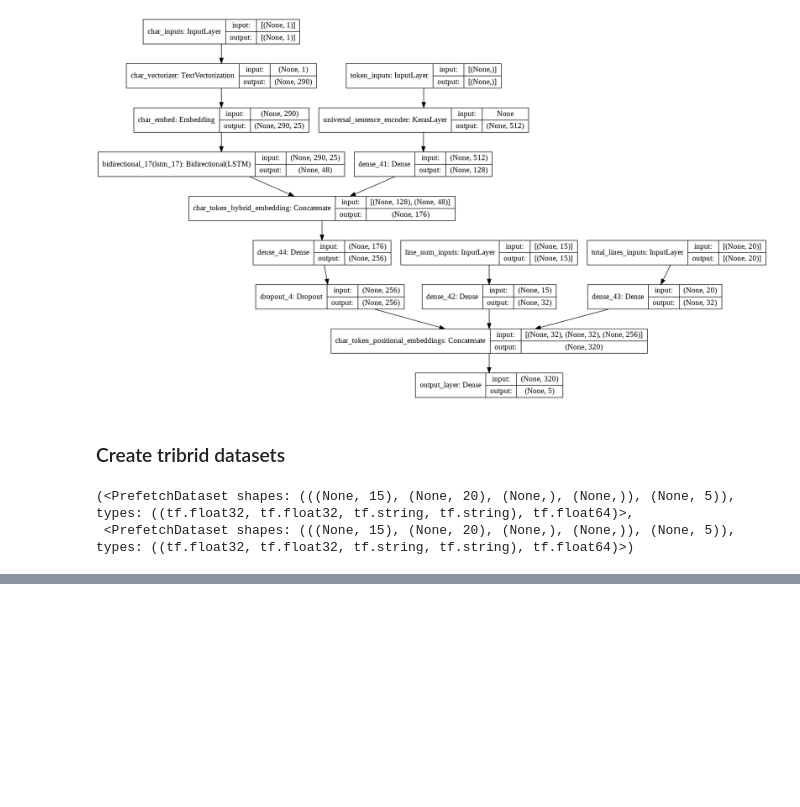
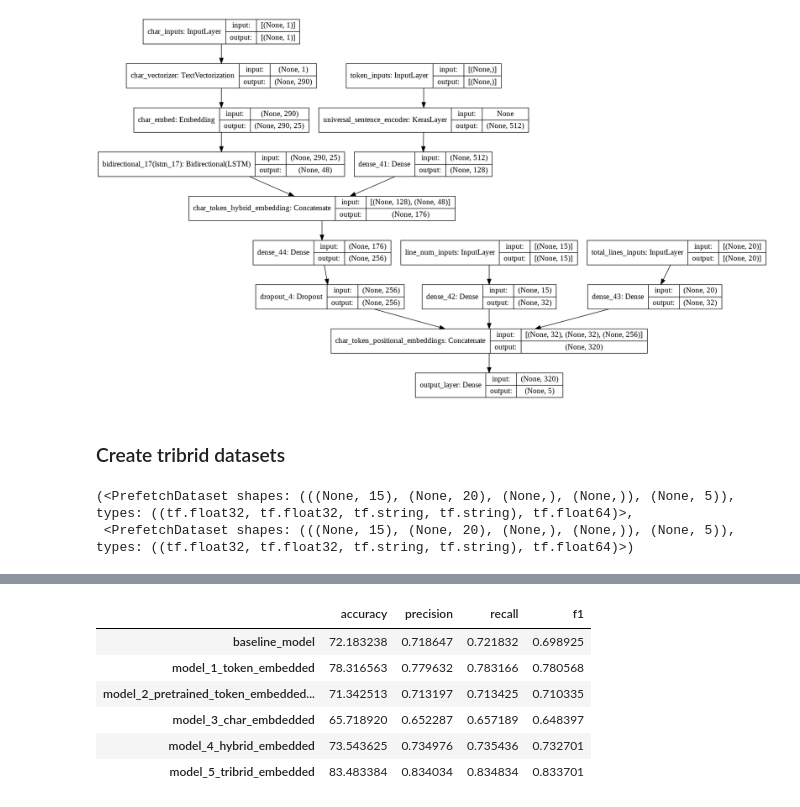
Before and after one commit to SilahicAmil/End-To-End-SkimLit, a Jupyter notebook: End_To_End_SkimLit_NLP.ipynb, the cells around one changed output, grey strips where cells are left out. Cells and saved outputs as stored; diff of their text form; code cells hidden in the pictures; blank space fills up the shorter version.

```diff
--- a/End_To_End_SkimLit_NLP.ipynb
+++ b/End_To_End_SkimLit_NLP.ipynb
@@ -1404,3 +1404,11 @@ train_char_token_pos_dataset, val_char_token_pos_dataset
 # %% [output]
 (<PrefetchDataset shapes: (((None, 15), (None, 20), (None,), (None,)), (None, 5)), types: ((tf.float32, tf.float32, tf.string, tf.string), tf.float64)>,
  <PrefetchDataset shapes: (((None, 15), (None, 20), (None,), (None,)), (None, 5)), types: ((tf.float32, tf.float32, tf.string, tf.string), tf.float64)>)
+# %%
+# Fit the tribrid model
+
+model_5_history = model_5.fit(train_char_token_pos_dataset,
+                              steps_per_epoch=int(0.1*len(train_char_token_pos_dataset)),
+                              epochs=3,
+                              validation_data=val_char_token_pos_dataset,
+                              validation_steps=int(0.1*len(val_char_token_pos_dataset)))
@@ -1406,0 +1422,5 @@ train_char_token_pos_dataset, val_char_token_pos_dataset
+# %%
+# Make prediction probablities
+
+model_5_pred_probs = model_5.predict(val_char_token_pos_dataset, verbose=1)
+model_5_pred_probs
@@ -1406,0 +1481,20 @@ train_char_token_pos_dataset, val_char_token_pos_dataset
+# %%
+# Improved summary
+
+all_model_results = pd.DataFrame({"baseline_model": baseline_results,
+                                  "model_1_token_embedded": model_1_results,
+                                  "model_2_pretrained_token_embedded_USE": model_2_results,
+                                  "model_3_char_embdedded": model_3_results,
+                                  "model_4_hybrid_embedded": model_4_results,
+                                  "model_5_tribrid_embedded": model_5_results})
+
+all_model_results = all_model_results.transpose()
+all_model_results
+# %% [output]
+|  | accuracy | precision | recall | f1 |
+| baseline_model | 72.183238 | 0.718647 | 0.721832 | 0.698925 |
+| model_1_token_embedded | 78.316563 | 0.779632 | 0.783166 | 0.780568 |
+| model_2_pretrained_token_embedded... | 71.342513 | 0.713197 | 0.713425 | 0.710335 |
+| model_3_char_embdedded | 65.718920 | 0.652287 | 0.657189 | 0.648397 |
+| model_4_hybrid_embedded | 73.543625 | 0.734976 | 0.735436 | 0.732701 |
+| model_5_tribrid_embedded | 83.483384 | 0.834034 | 0.834834 | 0.833701 |
```
Also changed, not shown: parts of 15 cells of this notebook.
